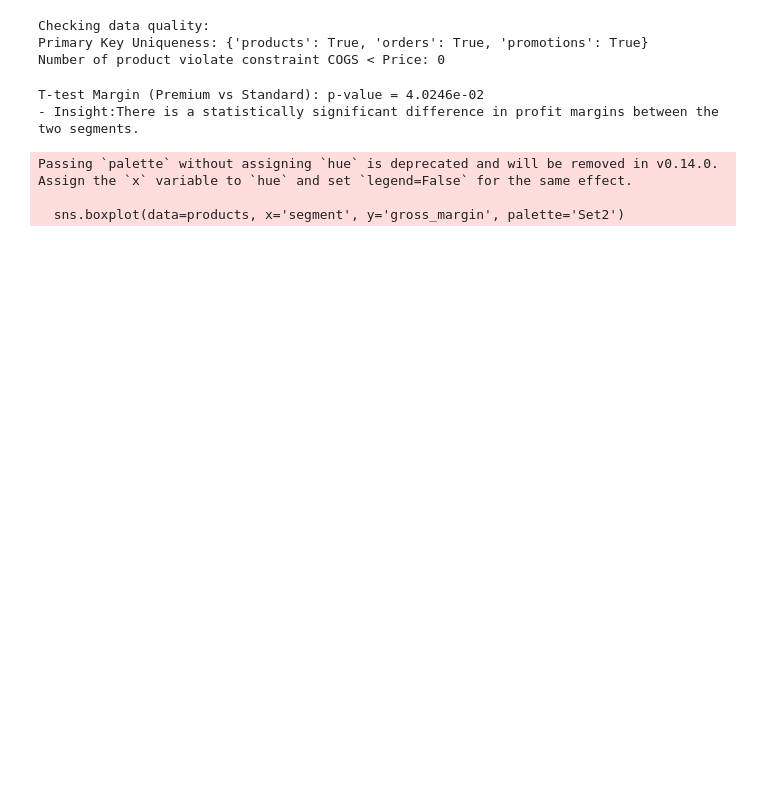
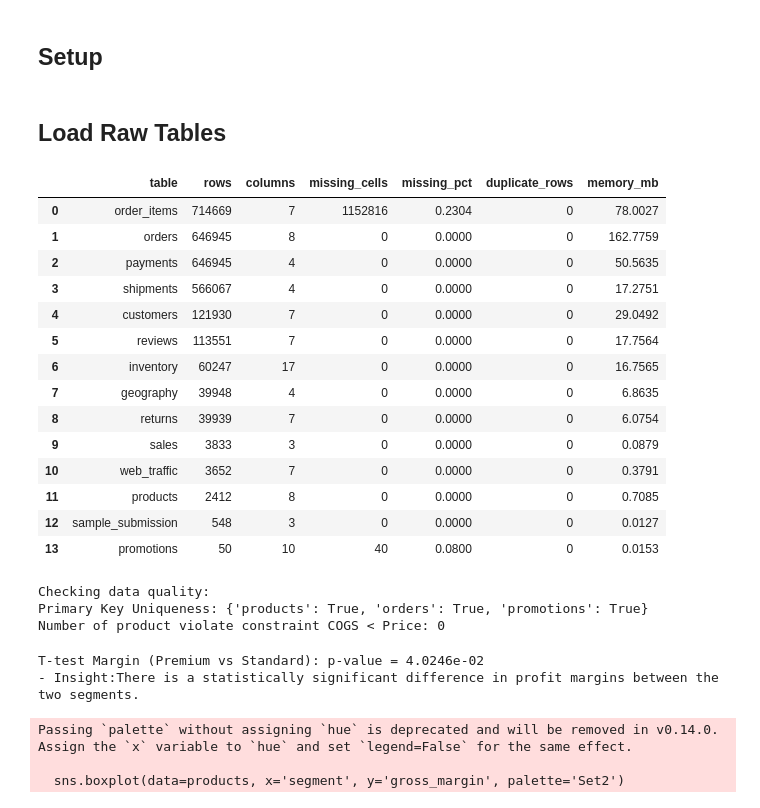
Before and after one commit to NgTHung/DATATHON-2026-r1, a Jupyter notebook: notebooks/02_eda_old.ipynb, the cells around one changed output. Drawn from its saved outputs; the diff is of its cells as text; code cells hidden in the pictures; blank space fills up the shorter version.

```diff
--- a/notebooks/02_eda_old.ipynb
+++ b/notebooks/02_eda_old.ipynb
@@ -68,0 +5,2 @@ Read susscessful
+# %% [markdown]
+## Setup
@@ -69,3 +56,40 @@ Read susscessful
+# %% [markdown]
+## Load Raw Tables
+# %%
+tables = load_all_tables()
+
+products = tables["products"]
+orders = tables["orders"]
+order_items = tables["order_items"]
+promotions = tables["promotions"]
+returns = tables["returns"]
+sales = tables["sales"]
+web_traffic = tables["web_traffic"]
+inventory = tables["inventory"]
+customers = tables["customers"]
+geography = tables["geography"]
+payments = tables["payments"]
+shipments = tables["shipments"]
+reviews = tables["reviews"]
+sample_submission = tables["sample_submission"]
+
+table_summary(tables)
+# %% [output]
+|  | table | rows | columns | missing_cells | missing_pct | duplicate_rows | memory_mb |
+| 0 | order_items | 714669 | 7 | 1152816 | 0.2304 | 0 | 78.0027 |
+| 1 | orders | 646945 | 8 | 0 | 0.0000 | 0 | 162.7759 |
+| 2 | payments | 646945 | 4 | 0 | 0.0000 | 0 | 50.5635 |
+| 3 | shipments | 566067 | 4 | 0 | 0.0000 | 0 | 17.2751 |
+| 4 | customers | 121930 | 7 | 0 | 0.0000 | 0 | 29.0492 |
+| 5 | reviews | 113551 | 7 | 0 | 0.0000 | 0 | 17.7564 |
+| 6 | inventory | 60247 | 17 | 0 | 0.0000 | 0 | 16.7565 |
+| 7 | geography | 39948 | 4 | 0 | 0.0000 | 0 | 6.8635 |
+| 8 | returns | 39939 | 7 | 0 | 0.0000 | 0 | 6.0754 |
+| 9 | sales | 3833 | 3 | 0 | 0.0000 | 0 | 0.0879 |
+| 10 | web_traffic | 3652 | 7 | 0 | 0.0000 | 0 | 0.3791 |
+| 11 | products | 2412 | 8 | 0 | 0.0000 | 0 | 0.7085 |
+| 12 | sample_submission | 548 | 3 | 0 | 0.0000 | 0 | 0.0127 |
+| 13 | promotions | 50 | 10 | 40 | 0.0800 | 0 | 0.0153 |
 # %%
 print("\nChecking data quality:")
 pk_checks = {
```
Also changed, not shown: parts of 15 cells of this notebook.
